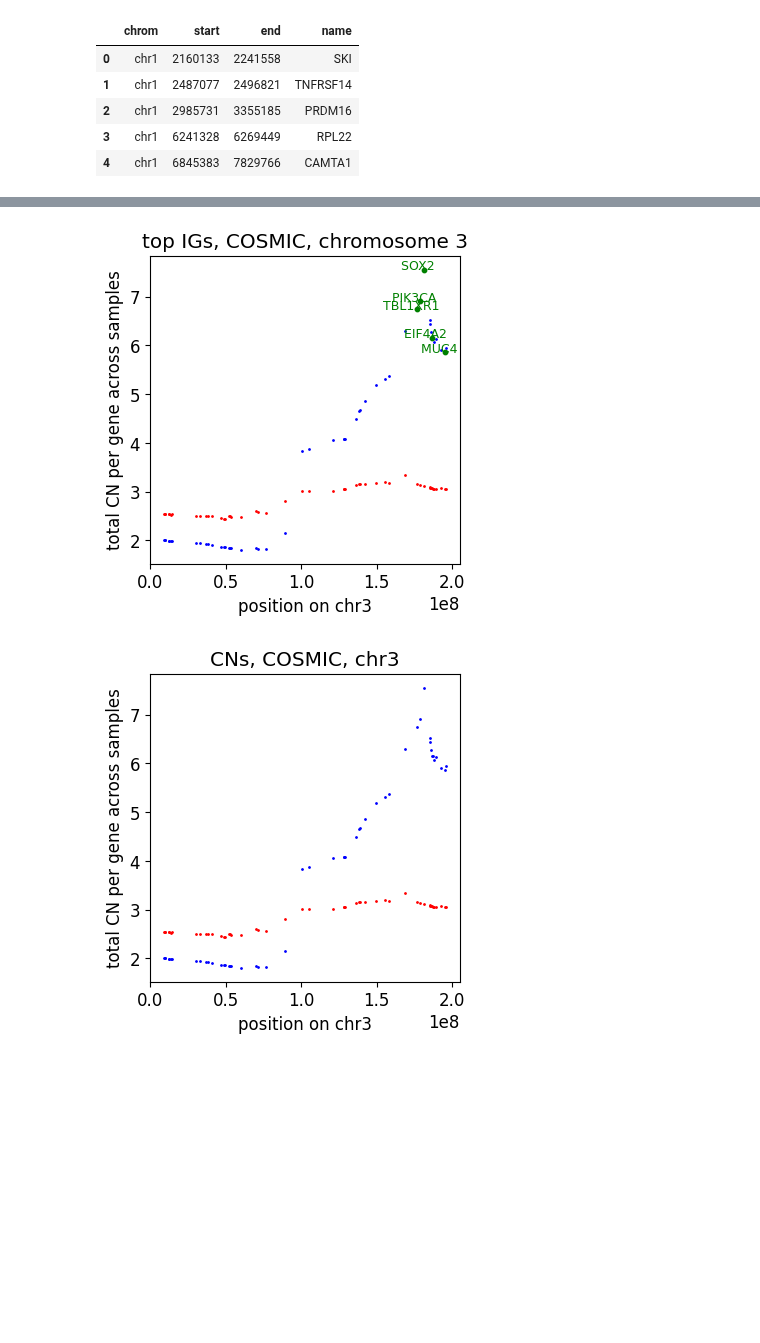
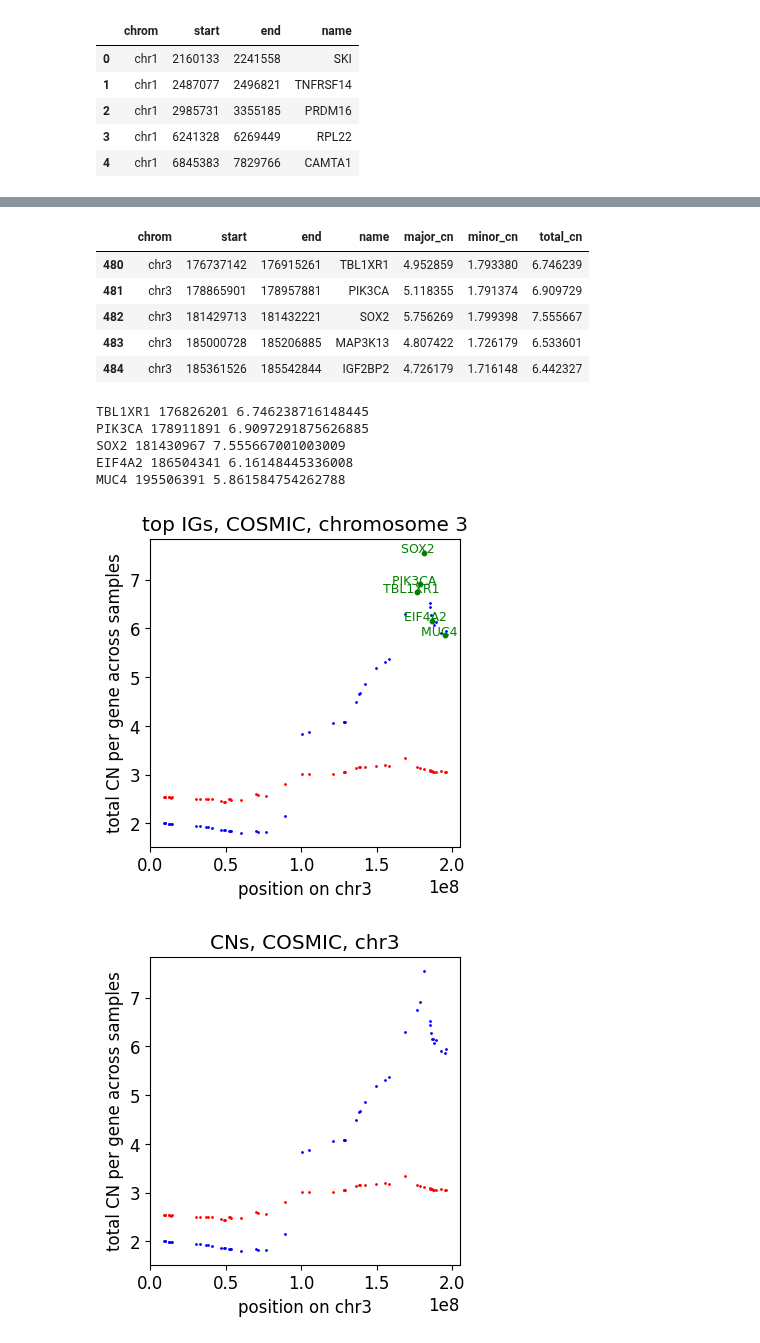
Before and after one commit to ICCB-Cologne/CNSistent, a Jupyter notebook: notebooks/analyze/analyze_lung.ipynb, the cells around one changed output, grey strips where cells are left out. Saved outputs shown, nothing was run; the diff lists cells and outputs as text; code cells hidden in the pictures; blank space fills up the shorter version.

```diff
--- a/notebooks/analyze/analyze_lung.ipynb
+++ b/notebooks/analyze/analyze_lung.ipynb
@@ -82,3 +92,13 @@ cosmic_luad_group = cosmic_luad_group.merge(cosmic_genes, on=["chrom", "start",
+# %%
+# Plot the neighbours of SOX2
+cosmic_lusc_group.query("chrom == 'chr3'").query("start > 175000000").head()
+# %% [output]
+|  | chrom | start | end | name | major_cn | minor_cn | total_cn |
+| 480 | chr3 | 176737142 | 176915261 | TBL1XR1 | 4.952859 | 1.793380 | 6.746239 |
+| 481 | chr3 | 178865901 | 178957881 | PIK3CA | 5.118355 | 1.791374 | 6.909729 |
+| 482 | chr3 | 181429713 | 181432221 | SOX2 | 5.756269 | 1.799398 | 7.555667 |
+| 483 | chr3 | 185000728 | 185206885 | MAP3K13 | 4.807422 | 1.726179 | 6.533601 |
+| 484 | chr3 | 185361526 | 185542844 | IGF2BP2 | 4.726179 | 1.716148 | 6.442327 |
 # %%
 fig, ax = fig_dots(cosmic_lusc_group, chrom="chr3", column="total_cn")
 plot_dots(ax, cosmic_luad_group, chrom="chr3", column="total_cn", color="red")
@@ -96,6 +116,7 @@ for i, row in cosmic_lusc_group.iterrows():
     if row['name'] in genes:
         mid = calc_mid(row)
         plt.scatter(mid, row['total_cn'], color='green', s=10)
+        print(row['name'], mid, row['total_cn'])
         text = f"{row['name']}"
         x, y = positions[row['name']]
         plt.text(mid + x * 10**8, row['total_cn'] + y, text + "   ", color="green", size=9, ha='center')
@@ -105,6 +126,11 @@ ax.set_ylabel("total CN per gene across samples")
 plt.title("top IGs, COSMIC, chromosome 3")
 save_cns_fig(f"fig_COSMIC_dots_IG_att_chr3")
 # %% [output]
+TBL1XR1 176826201 6.746238716148445
+PIK3CA 178911891 6.9097291875626885
+SOX2 181430967 7.555667001003009
+EIF4A2 186504341 6.16148445336008
+MUC4 195506391 5.861584754262788
 [figure]
 # %%
 for chrom in chroms:
```
Also changed, not shown: parts of 2 cells of this notebook.
